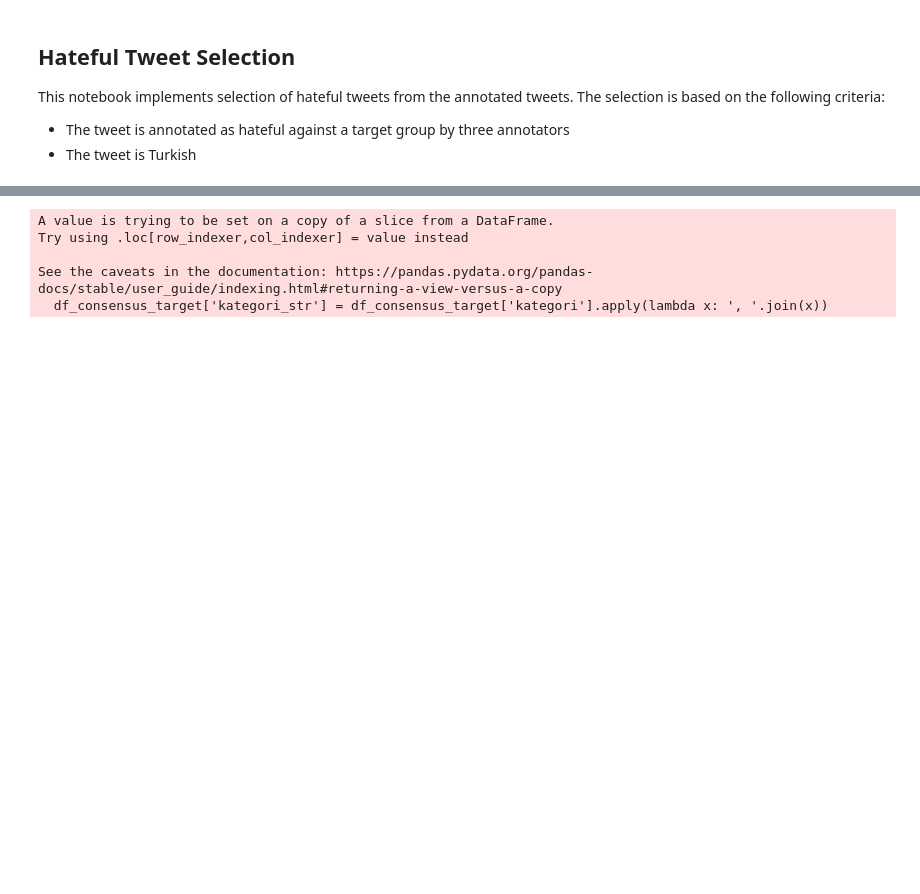
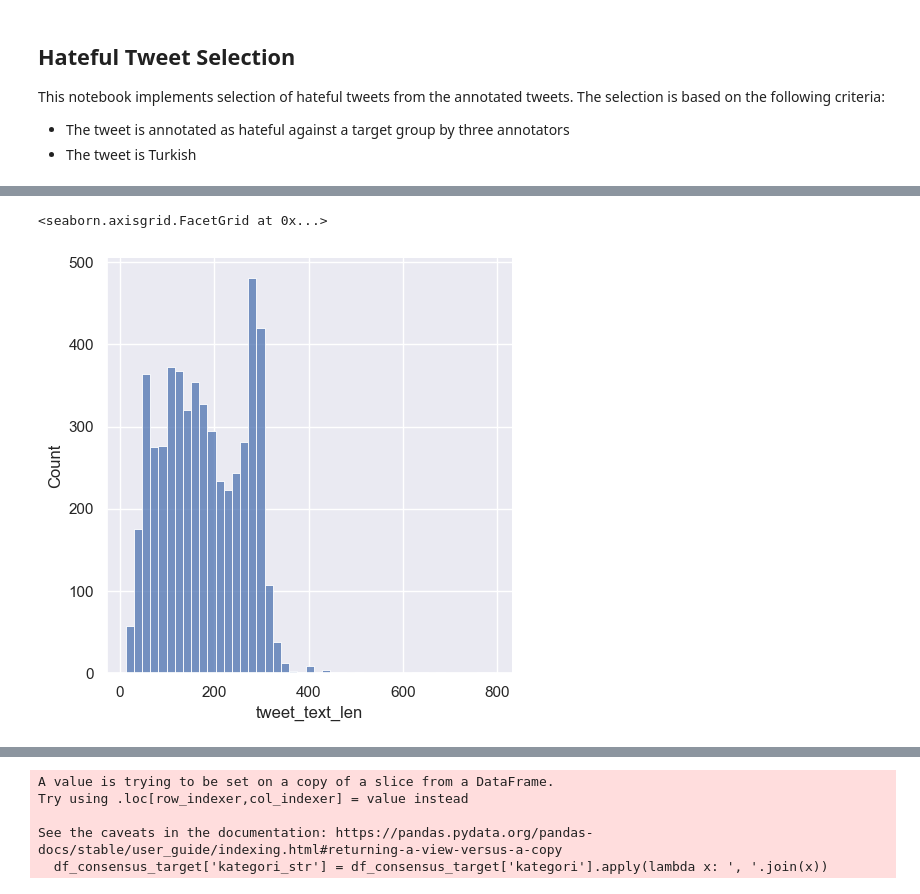
Before and after one commit to boun-tabi/hatecat-tr, a Jupyter notebook: notebooks/1-sample-selection.ipynb, the cells around one changed output, grey strips where cells are left out. Saved outputs shown, nothing was run; the diff lists cells and outputs as text; code cells hidden in the pictures; blank space fills up the shorter version.

Commit message:
Implement majority voting and cleaning

```diff
--- a/notebooks/1-sample-selection.ipynb
+++ b/notebooks/1-sample-selection.ipynb
@@ -65,0 +115,3 @@ Name: genel_tutum, dtype: int64
+# %%
+df_majority_target = df_majority[df_majority['majority_decision'].isin(target_groups)]
+df_majority_target.drop_duplicates(subset=['tweet_id', 'majority_decision'])['majority_decision'].value_counts()
@@ -65,0 +130,3 @@ Name: genel_tutum, dtype: int64
+# %%
+df_majority_candidates = df_majority_target.drop_duplicates(subset='tweet_id')
+df_majority_candidates['majority_decision'].value_counts()
@@ -65,0 +145,3 @@ Name: genel_tutum, dtype: int64
+# %%
+df_majority_candidates = df_majority_candidates.drop_duplicates(subset='tweet_text')
+df_majority_candidates['majority_decision'].value_counts()
@@ -65,0 +160,3 @@ Name: genel_tutum, dtype: int64
+# %%
+df_majority_candidates['tweet_text_len'] = df_majority_candidates['tweet_text'].apply(len)
+df_majority_candidates['tweet_text_len'].describe()
@@ -65,0 +173,7 @@ Name: genel_tutum, dtype: int64
+# %%
+import seaborn as sns
+sns.set()
+sns.displot(df_majority_candidates['tweet_text_len'])
+# %% [output]
+<seaborn.axisgrid.FacetGrid at 0x...>
+[figure, added]
```
Also changed, not shown: parts of 35 cells of this notebook, 1 other file.
